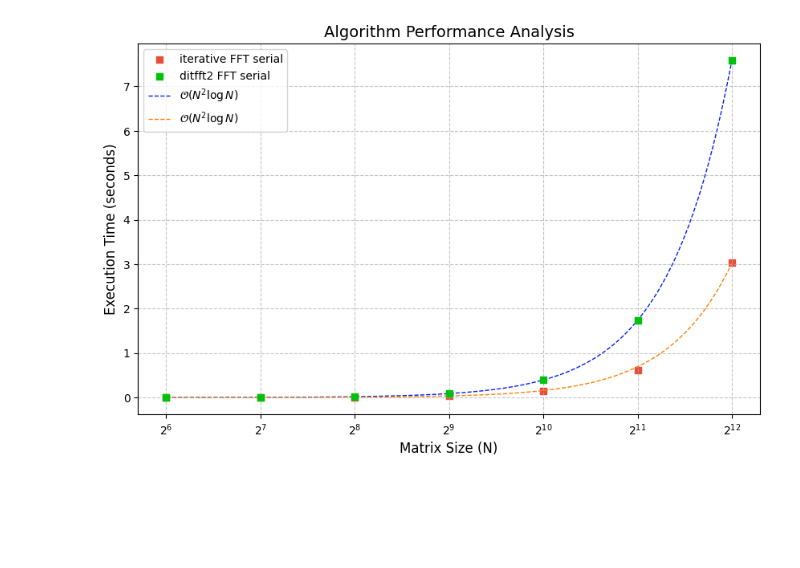
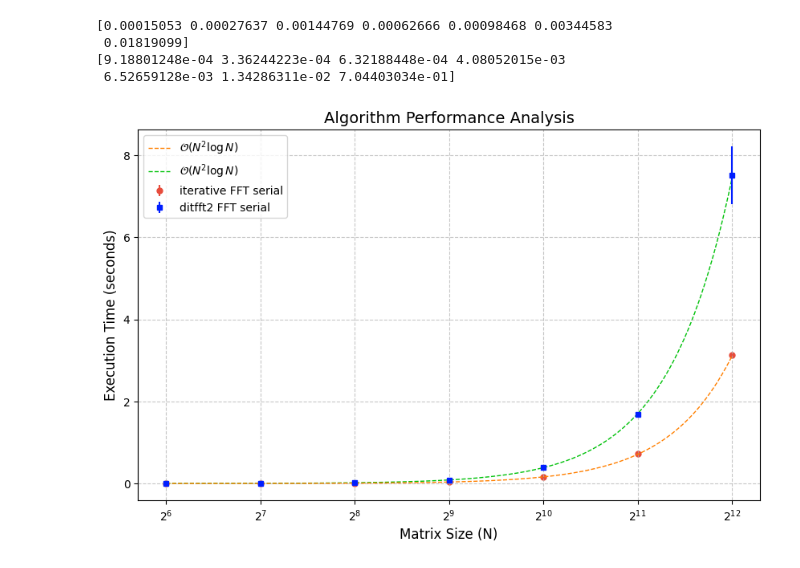
Before and after one commit to LauraRavagnani/Accelerated_FFT, a Jupyter notebook: visualize.ipynb, the cells around one changed output. Saved outputs shown, nothing was run; the diff lists cells and outputs as text; code cells hidden in the pictures; blank space fills up the shorter version.

Commit message:
add errors to serial benchmark

```diff
--- a/visualize.ipynb
+++ b/visualize.ipynb
@@ -152,11 +165,14 @@ def plot_benchmark_serial(file1, file2):
 	# 4. Show the result
 	plt.show()
 # %%
-plot_benchmark_serial("results.csv", 'results_ditfft2.csv')
-
 ## using bit-reversal and precomputation of twiddle takes half of the time
+plot_benchmark_serial("results_iterative_fft.csv", 'results_ditfft2.csv')
 # %% [output]
+[0.00015053 0.00027637 0.00144769 0.00062666 0.00098468 0.00344583
+ 0.01819099]
+[9.18801248e-04 3.36244223e-04 6.32188448e-04 4.08052015e-03
+ 6.52659128e-03 1.34286311e-02 7.04403034e-01]
-[figure, old version]
+[figure, new version]
 # %%
 def bit_reverse(N, x):
     y = 0
```
Also changed, not shown: parts of 1 cell of this notebook, 4 other files.
